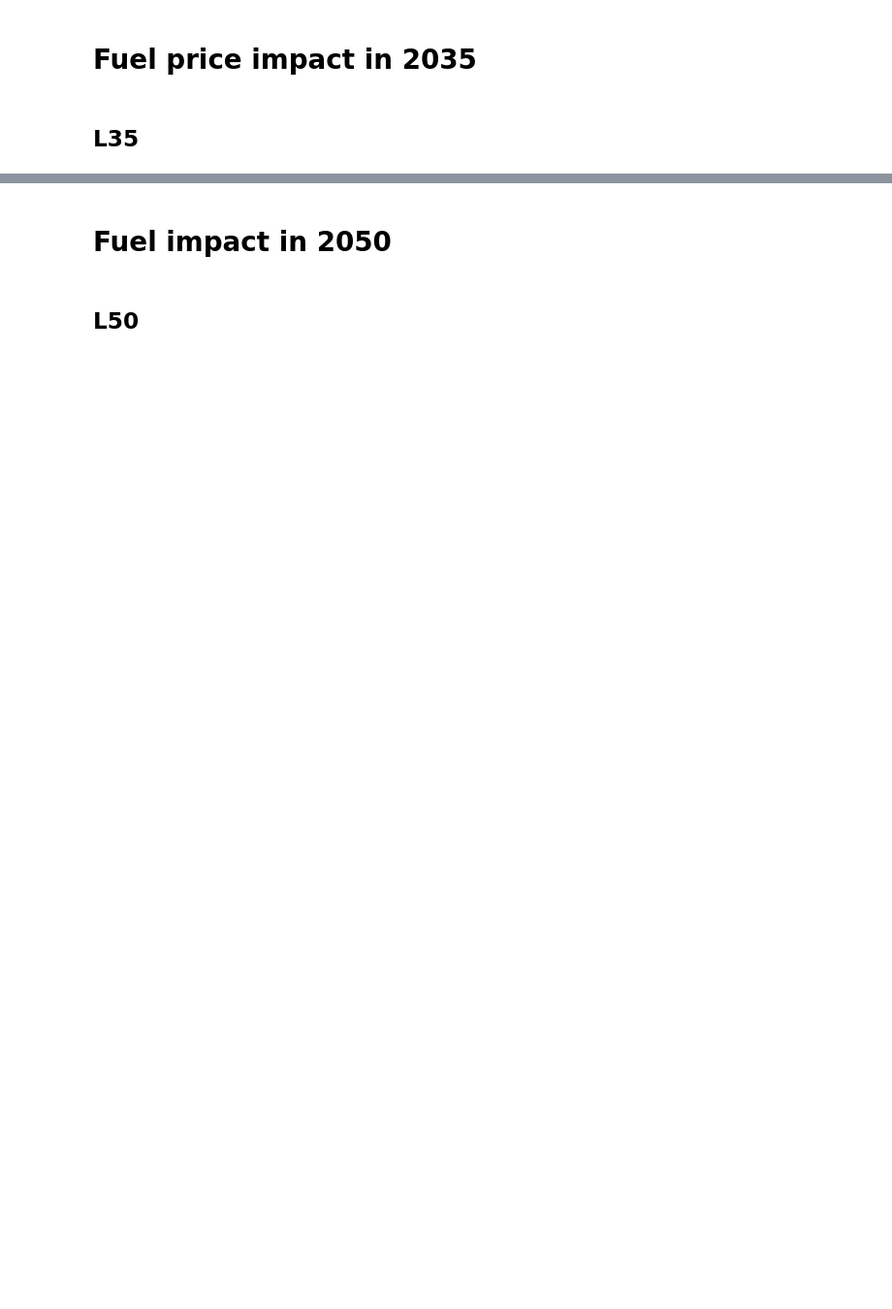
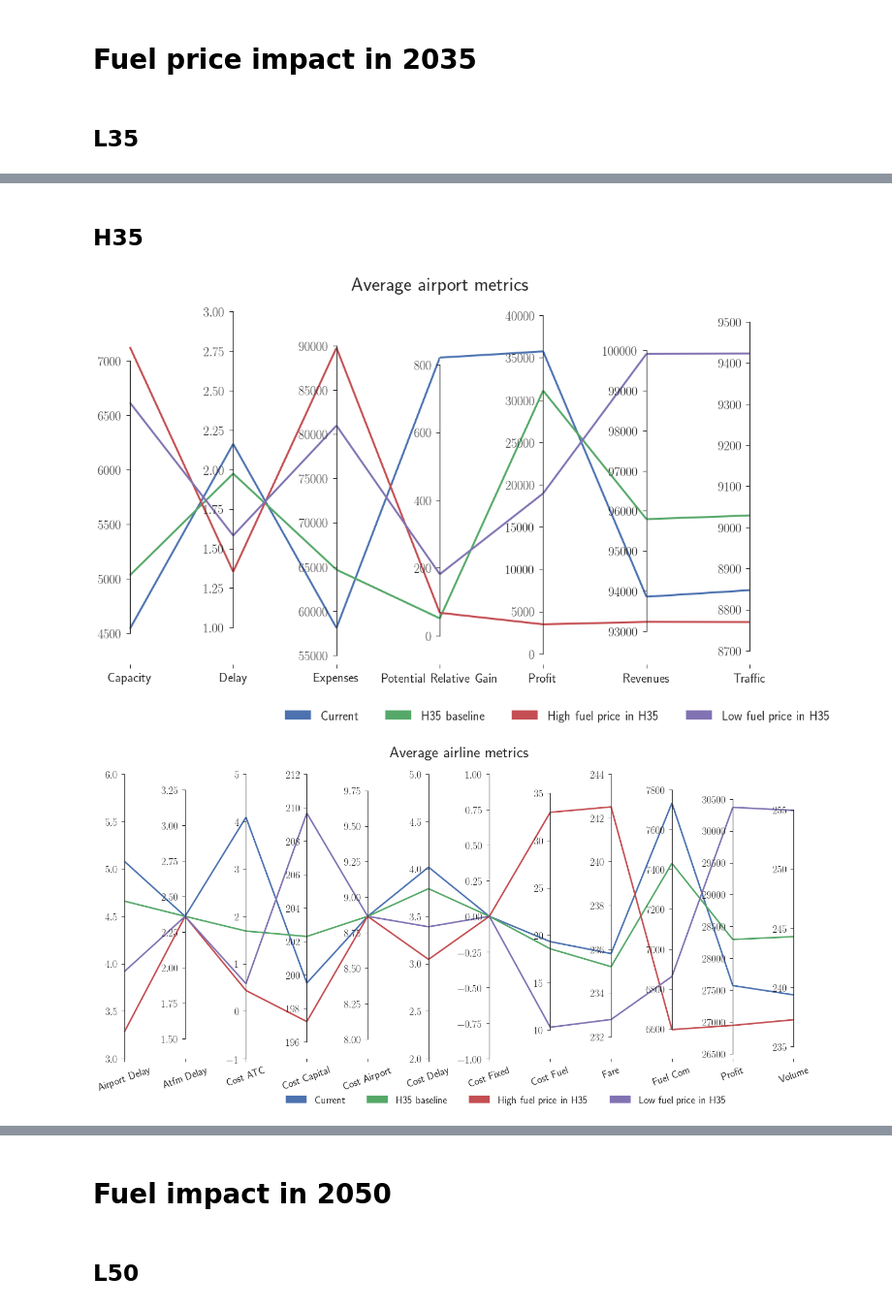
Before and after one commit to GGurtner/vista-results, a Jupyter notebook: Final_results_analysis_v2.ipynb, the cells around one changed output, grey strips where cells are left out. Shown at 97% size. Saved outputs shown, nothing was run; the diff lists cells and outputs as text; code cells hidden in the pictures; blank space fills up the shorter version.

```diff
--- a/Final_results_analysis_v2.ipynb
+++ b/Final_results_analysis_v2.ipynb
@@ -51,3 +51,11 @@ RH.do_all_EM_plots(tags, prefix_plots='fuel_price_L35')
 [figure]
 [figure]
 [figure]
+# %% [markdown]
+## H35
+# %%
+tags = ['EM_Current_1.5', 'EM_H35_baseline_1.5', 'EM_Unitary_BEO1_H_H35_1.5', 'EM_Unitary_BEO1_L_H35_1.5']
+RH.do_all_EM_plots(tags, prefix_plots='fuel_price_H35')
+# %% [output]
+[figure, added]
+[figure, added]
```
Also changed, not shown: parts of 6 cells of this notebook.
